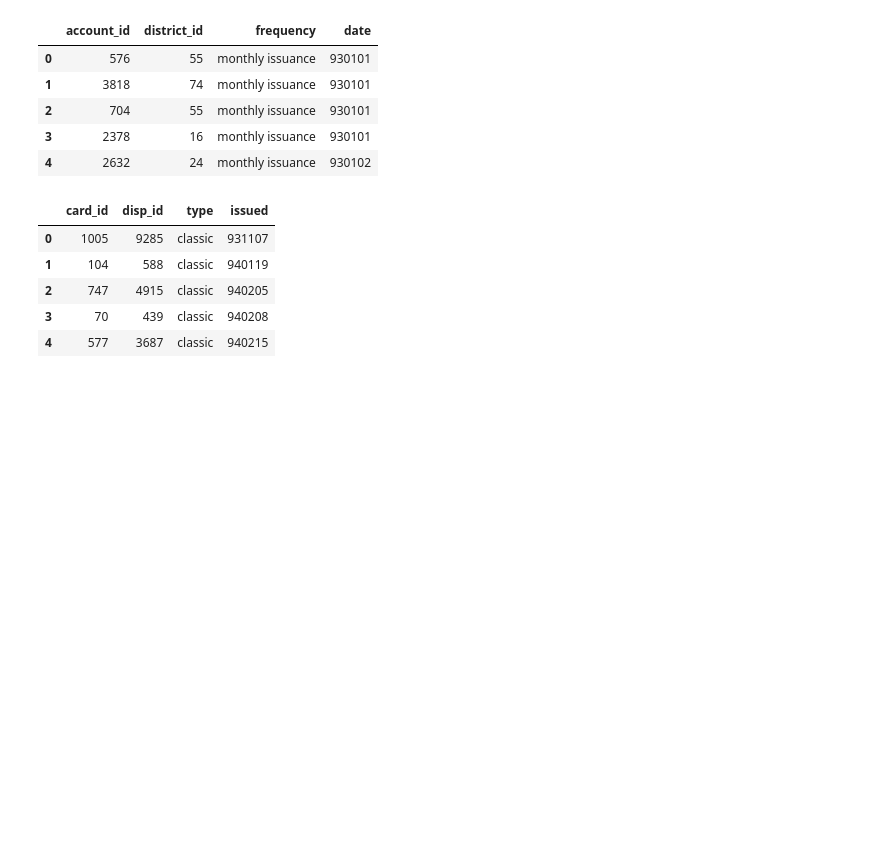
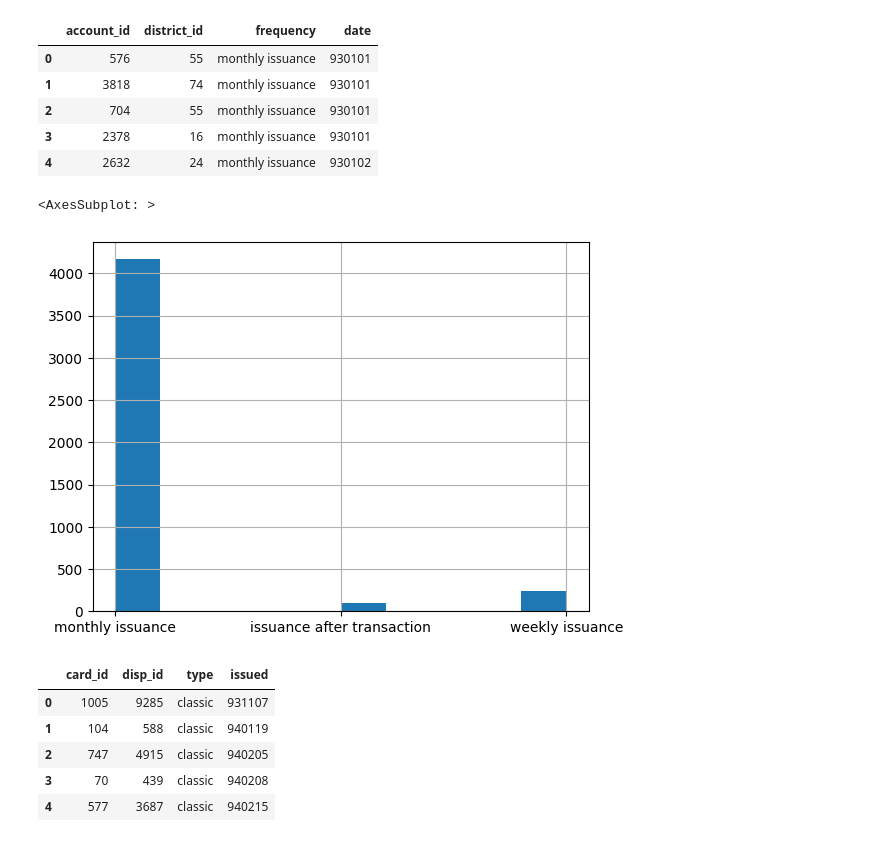
Before and after one commit to biromiro/feup-ac, a Jupyter notebook: loan_pred.ipynb, the cells around one changed output. Saved outputs shown, nothing was run; the diff lists cells and outputs as text; code cells hidden in the pictures; blank space fills up the shorter version.

Commit message:
Add histograms

```diff
--- a/loan_pred.ipynb
+++ b/loan_pred.ipynb
@@ -39,6 +37,11 @@ accounts.head()
 | 2 | 704 | 55 | monthly issuance | 930101 |
 | 3 | 2378 | 16 | monthly issuance | 930101 |
 | 4 | 2632 | 24 | monthly issuance | 930102 |
+# %%
+accounts['frequency'].hist()
+# %% [output]
+<AxesSubplot: >
+[figure, added]
 # %%
 cards_dev.head()
 
```
Also changed, not shown: parts of 11 cells of this notebook.
